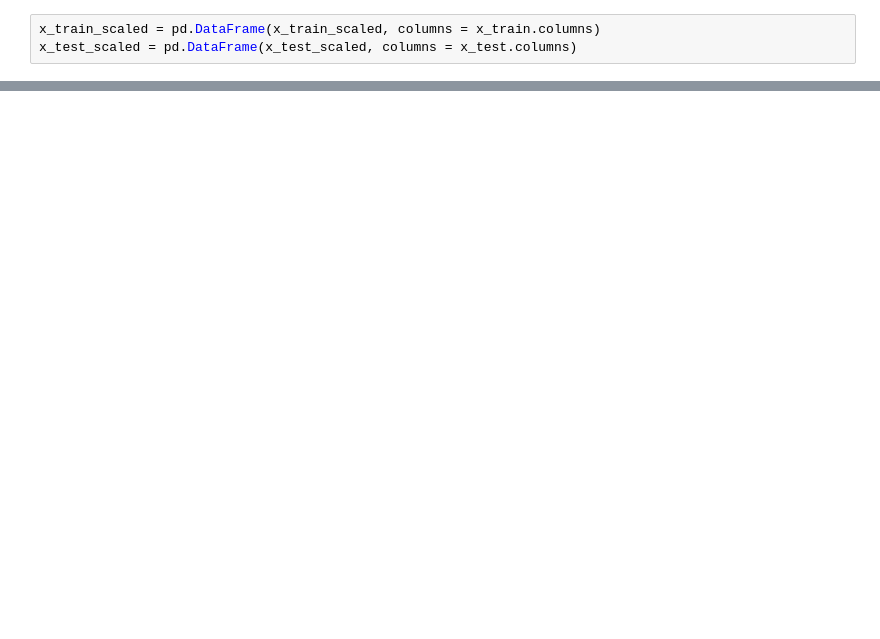
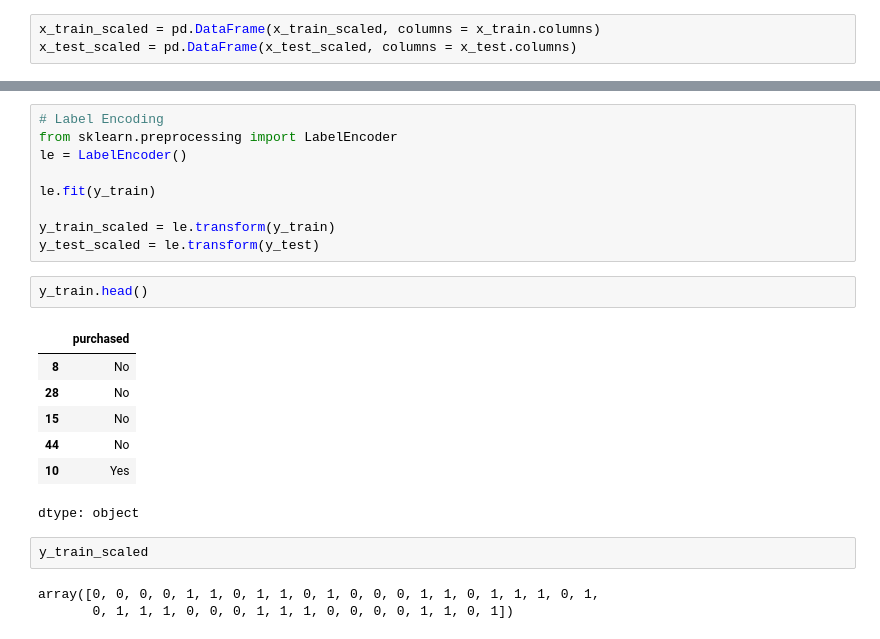
Before and after one commit to sj-workbench/years_of_learnings, a Jupyter notebook: feature_eng.ipynb, the cells around one changed output, grey strips where cells are left out. Saved outputs shown, nothing was run; the diff lists cells and outputs as text; blank space fills up the shorter version.

```diff
--- a/feature_eng.ipynb
+++ b/feature_eng.ipynb
@@ -145,0 +132,24 @@ np.round(x_train_scaled.describe(),1)
+# %%
+# Label Encoding
+from sklearn.preprocessing import LabelEncoder
+le = LabelEncoder()
+
+le.fit(y_train)
+
+y_train_scaled = le.transform(y_train)
+y_test_scaled = le.transform(y_test)
+# %%
+y_train.head()
+# %% [output]
+|  | purchased |
+| 8 | No |
+| 28 | No |
+| 15 | No |
+| 44 | No |
+| 10 | Yes |
+dtype: object
+# %%
+y_train_scaled
+# %% [output]
+array([0, 0, 0, 0, 1, 1, 0, 1, 1, 0, 1, 0, 0, 0, 1, 1, 0, 1, 1, 1, 0, 1,
+       0, 1, 1, 1, 0, 0, 0, 1, 1, 1, 0, 0, 0, 0, 1, 1, 0, 1])
```
Also changed, not shown: parts of 25 cells of this notebook.
